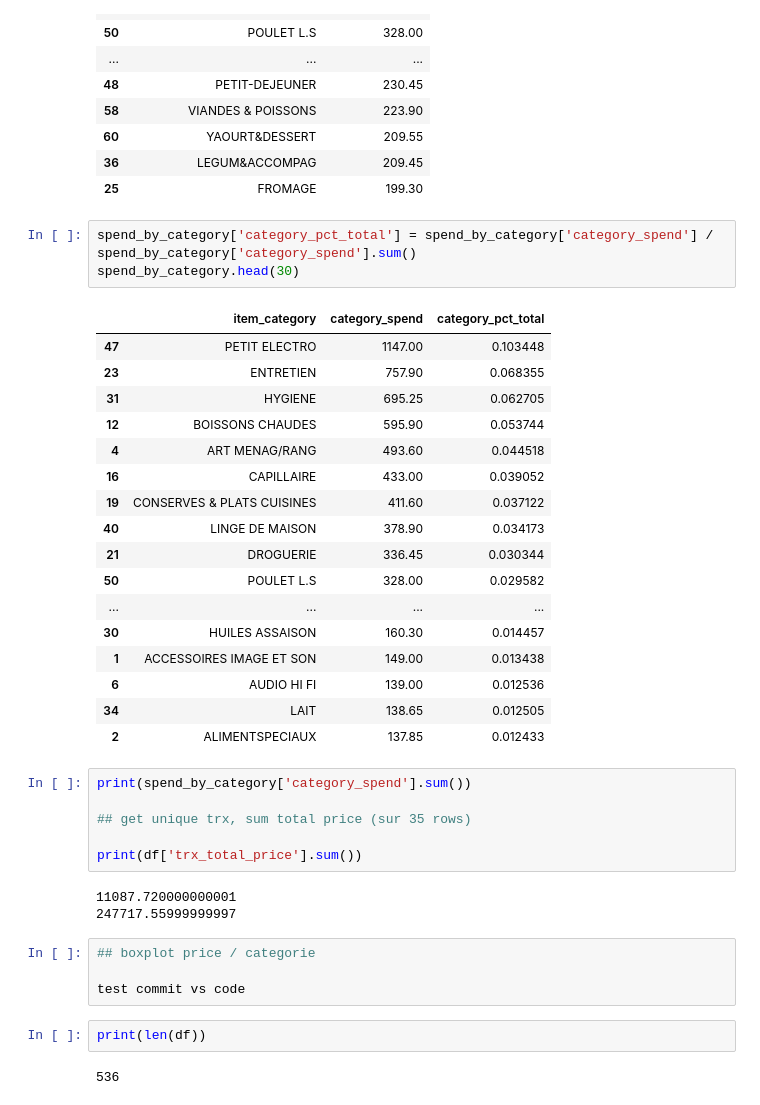
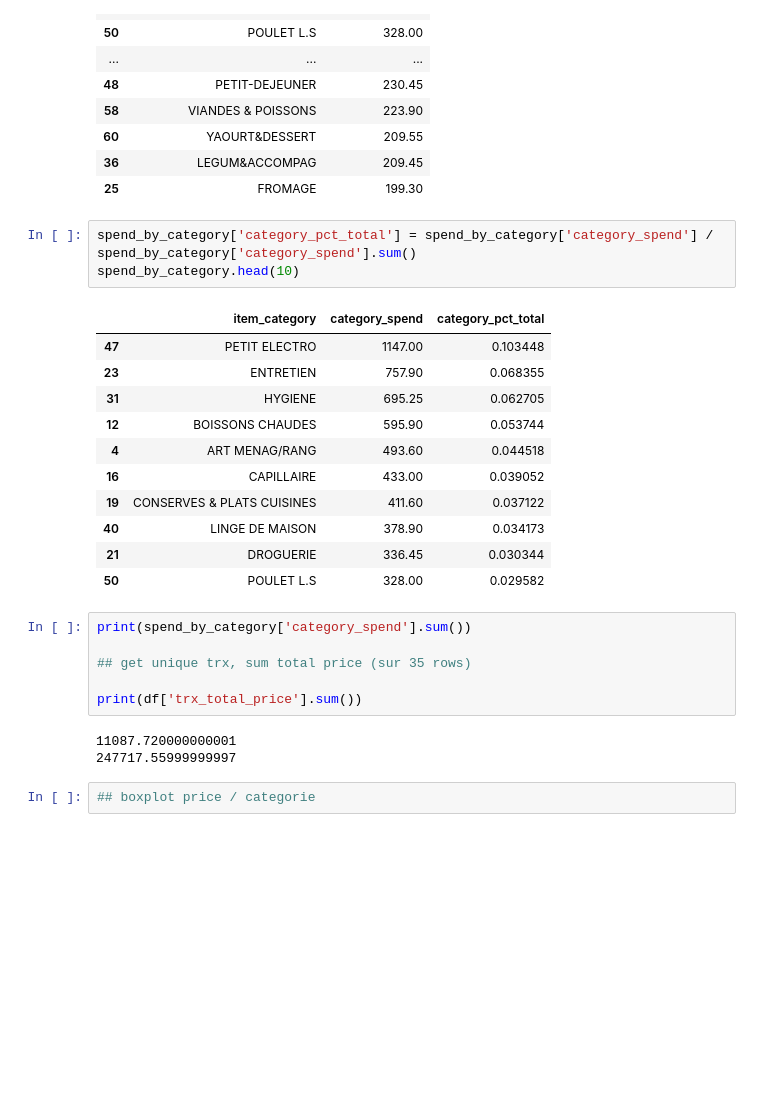
Before and after one commit to mmejdoubi/marjane_api, a Jupyter notebook: marjane_api_EDA.ipynb, the cells around one changed output. Cells and saved outputs as stored; diff of their text form; blank space fills up the shorter version.

```diff
--- a/marjane_api_EDA.ipynb
+++ b/marjane_api_EDA.ipynb
@@ -132,25 +269,19 @@ spend_by_category.head(20)
 | 25 | FROMAGE | 199.30 |
 # %%
 spend_by_category['category_pct_total'] = spend_by_category['category_spend'] / spend_by_category['category_spend'].sum()
-spend_by_category.head(30)
+spend_by_category.head(10)
 # %% [output]
 |  | item_category | category_spend | category_pct_total |
 | 47 | PETIT ELECTRO | 1147.00 | 0.103448 |
 | 23 | ENTRETIEN | 757.90 | 0.068355 |
 | 31 | HYGIENE | 695.25 | 0.062705 |
 | 12 | BOISSONS CHAUDES | 595.90 | 0.053744 |
 | 4 | ART MENAG/RANG | 493.60 | 0.044518 |
 | 16 | CAPILLAIRE | 433.00 | 0.039052 |
 | 19 | CONSERVES & PLATS CUISINES | 411.60 | 0.037122 |
 | 40 | LINGE DE MAISON | 378.90 | 0.034173 |
 | 21 | DROGUERIE | 336.45 | 0.030344 |
 | 50 | POULET L.S | 328.00 | 0.029582 |
-| ... | ... | ... | ... |
-| 30 | HUILES ASSAISON | 160.30 | 0.014457 |
-| 1 | ACCESSOIRES IMAGE ET SON | 149.00 | 0.013438 |
-| 6 | AUDIO HI FI | 139.00 | 0.012536 |
-| 34 | LAIT | 138.65 | 0.012505 |
-| 2 | ALIMENTSPECIAUX | 137.85 | 0.012433 |
 # %%
 print(spend_by_category['category_spend'].sum())
 
@@ -162,9 +293,3 @@ print(df['trx_total_price'].sum())
 247717.55999999997
 # %%
 ## boxplot price / categorie
-
-test commit vs code
-# %%
-print(len(df))
-# %% [output]
-536
```
Also changed, not shown: parts of 15 cells of this notebook, 1 other file.
